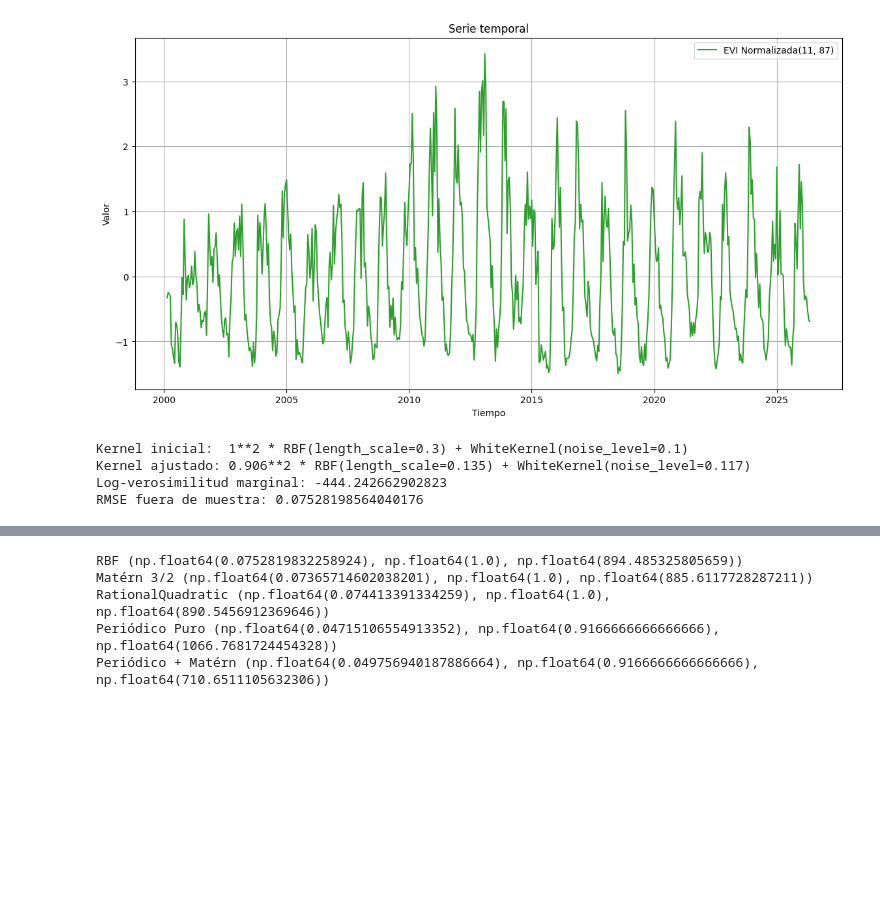
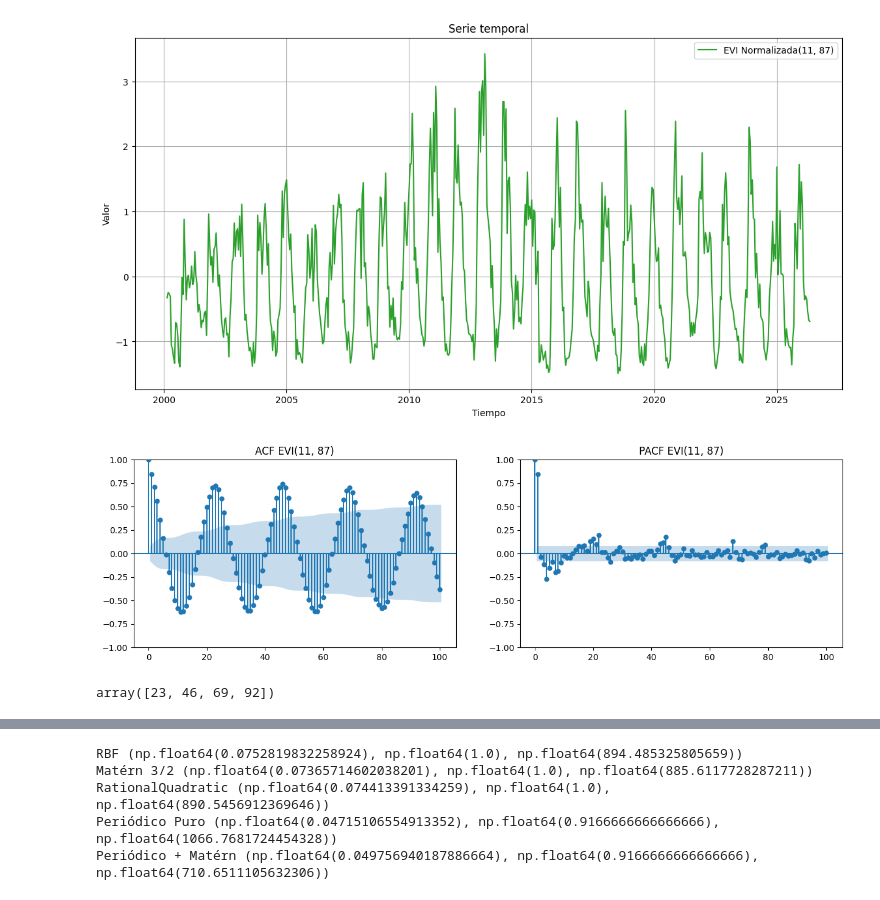
Before and after one commit to nadiasantillan/ucle-data, a Jupyter notebook: gp/mipg.ipynb, the cells around one changed output, grey strips where cells are left out. Drawn from its saved outputs; the diff is of its cells as text; code cells hidden in the pictures; blank space fills up the shorter version.

```diff
--- a/gp/mipg.ipynb
+++ b/gp/mipg.ipynb
@@ -47,49 +41,14 @@ s = Serie((valores-valores.mean())/valores.std(), t, "EVI Normalizada(11, 87)")
 s.dibujo(ancho=14)
 # %% [output]
 [figure]
-# %%
-b_serie = valores[~np.isnan(valores)]
-t_serie = t[~np.isnan(valores)]
-# Selección cronológica de un bloque de 204 observaciones válidas.
-# Si hay faltantes, se mantienen los tiempos reales: no se inventan observaciones.
-n_entrenamiento, n_prueba = len(b_serie) - 24, 24
-#n_entrenamiento, n_prueba = 264, 24
-if len(b_serie) < n_entrenamiento + n_prueba:
-    raise ValueError('No hay suficientes observaciones válidas.')
-t_bloque = t_serie[-(n_entrenamiento+n_prueba):]
-b_bloque = b_serie[-(n_entrenamiento+n_prueba):]
-t_train, t_test = t_bloque[:n_entrenamiento], t_bloque[n_entrenamiento:]
-b_train, b_test = b_bloque[:n_entrenamiento], b_bloque[n_entrenamiento:]
-
-# Centrar tiempo mejora la interpretación y los límites del optimizador.
-t0 = t_train[0]
-X_train = (t_train - t0).reshape(-1, 1)
-X_test = (t_test - t0).reshape(-1, 1)
-
-# Escalar manualmente la respuesta permite límites de hiperparámetros comparables.
-media_train, escala_train = b_train.mean(), b_train.std()
-if escala_train <= 0:
-    raise ValueError('Serie constante: no es adecuada para esta práctica.')
-y_train = (b_train - media_train) / escala_train
-
-kernel_rbf = (ConstantKernel(1.0, (1e-3, 1e2))
-              * RBF(length_scale=0.3, length_scale_bounds=(0.02, 10.0))
-              + WhiteKernel(noise_level=0.1, noise_level_bounds=(1e-5, 2.0)))
-
-gp = GaussianProcessRegressor(kernel=kernel_rbf, alpha=1e-8,
-                              normalize_y=False, n_restarts_optimizer=3,
-                              random_state=42)
-gp.fit(X_train, y_train)
-print('Kernel inicial: ', gp.kernel)
-print('Kernel ajustado:', gp.kernel_)
-print('Log-verosimilitud marginal:', gp.log_marginal_likelihood_value_)
-
-# En este modelo, la desviación predictiva de sklearn incluye WhiteKernel.
-mu_norm, sd_norm = gp.predict(X_test, return_std=True)
-mu, sd = media_train + escala_train*mu_norm, escala_train*sd_norm
-print('RMSE fuera de muestra:', np.sqrt(mean_squared_error(b_test, mu)))
-# %% [output]
-Kernel inicial:  1**2 * RBF(length_scale=0.3) + WhiteKernel(noise_level=0.1)
-Kernel ajustado: 0.906**2 * RBF(length_scale=0.135) + WhiteKernel(noise_level=0.117)
-Log-verosimilitud marginal: -444.242662902823
-RMSE fuera de muestra: 0.07528198564040176
+# %%
+autocorrelacion = Autocorrelacion(t, valores, "EVI(11, 87)")
+autocorrelacion.grafico()
+# %% [output]
+[figure, added]
+# %%
+acf = np.array(autocorrelacion.acf())
+peaks = np.where((acf[1:-1] > acf[:-2]) & (acf[1:-1] > acf[2:]))[0] + 1
+peaks
+# %% [output]
+array([23, 46, 69, 92])
```
Also changed, not shown: parts of 6 cells of this notebook, 1 other file.
